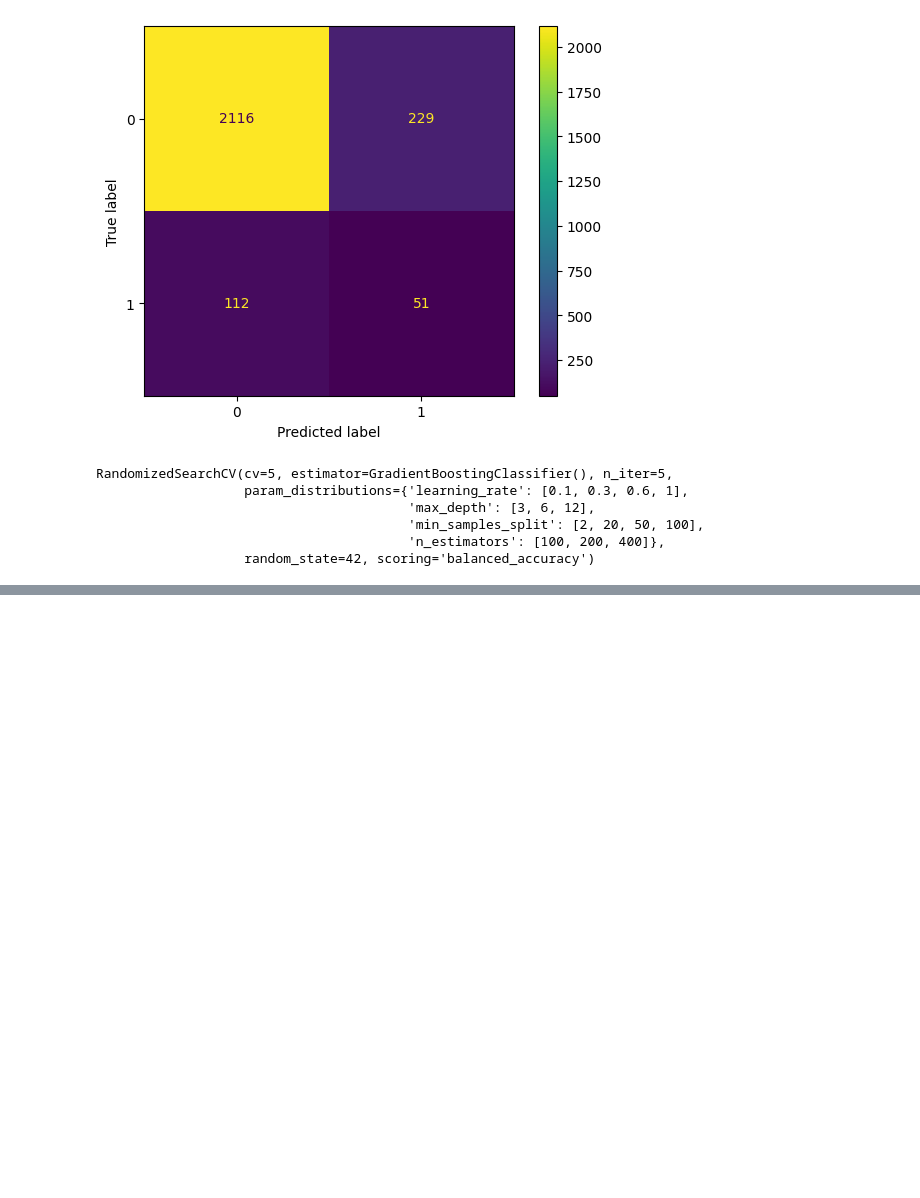
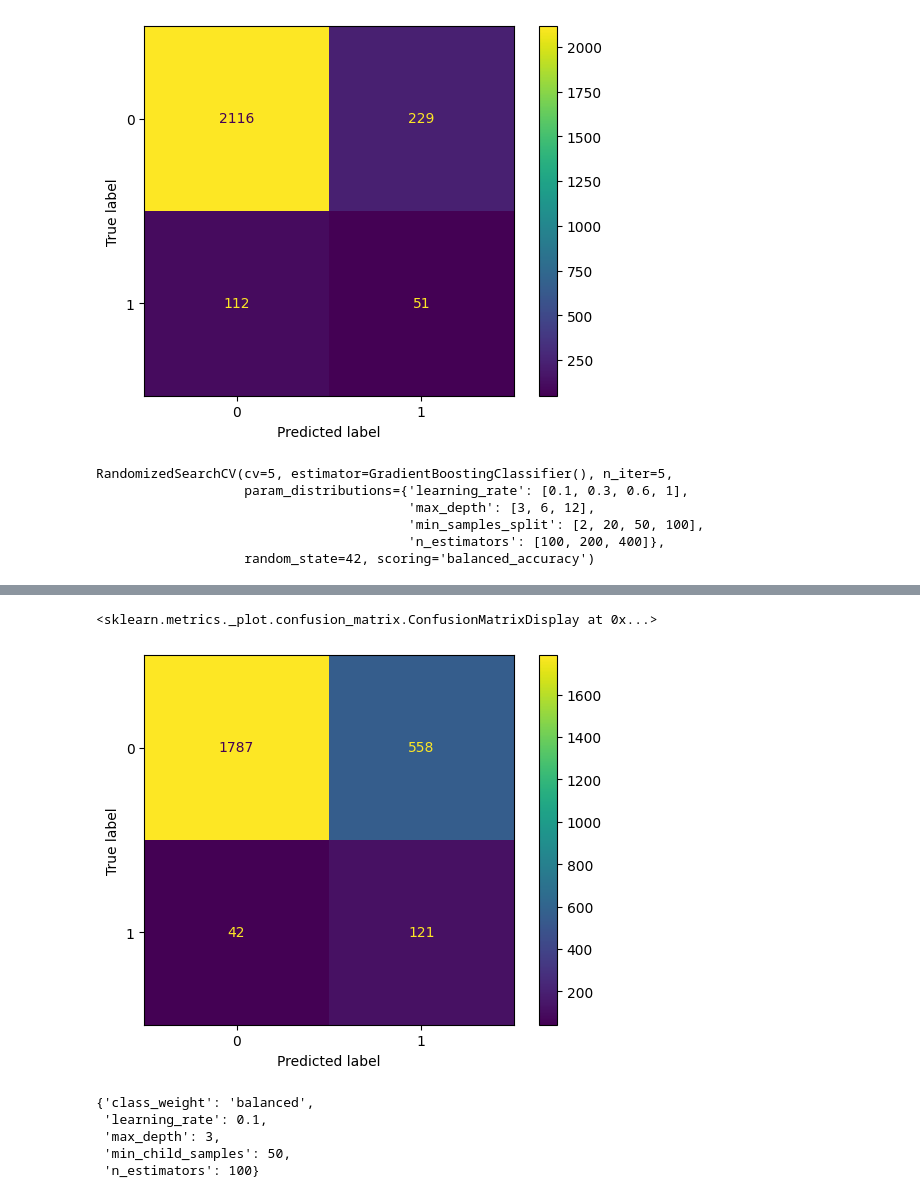
Before and after one commit to DarioRuizGon/ONLINE_DS_THEBRIDGE_DARIO, a Jupyter notebook: Sprint_12/Unidad_1/18_Practica_Obligatoria_Otros_Modelos_Supervisados.ipynb, the cells around one changed output, grey strips where cells are left out. Drawn from its saved outputs; the diff is of its cells as text; code cells hidden in the pictures; blank space fills up the shorter version.

```diff
--- a/Sprint_12/Unidad_1/18_Practica_Obligatoria_Otros_Modelos_Supervisados.ipynb
+++ b/Sprint_12/Unidad_1/18_Practica_Obligatoria_Otros_Modelos_Supervisados.ipynb
@@ -882,0 +970,20 @@ c_matrix.from_predictions(y_test, pred_test)
+# %%
+param_grid = {
+    "max_depth": [3,6,12],
+    "learning_rate": [0.1, 0.3, 0.6, 1],
+    "min_child_samples": [2, 20, 50, 100],
+    "n_estimators": [100, 200, 400],
+    "class_weight": ["balanced", None]
+}
+
+lgbmc = LGBMClassifier()
+
+clf_2 = GridSearchCV(
+    lgbmc,
+    param_grid=param_grid,
+    scoring= "balanced_accuracy",
+    cv = 5,
+    n_jobs= -1,
+    verbose= False
+)
+clf_2.fit(X_train_bajomuestreo, y_train_bajomuestreo)
@@ -882,0 +998,7 @@ c_matrix.from_predictions(y_test, pred_test)
+# %%
+lgmbc = clf_2.best_estimator_
+
+pred_train = lgmbc.predict(X_train)
+pred_test = lgmbc.predict(X_test)
+print(classification_report(y_train, pred_train))
+print(classification_report(y_test, pred_test))
@@ -882,0 +1023,14 @@ c_matrix.from_predictions(y_test, pred_test)
+# %%
+c_matrix = ConfusionMatrixDisplay(confusion_matrix= "cm")
+c_matrix.from_predictions(y_test, pred_test)
+# %% [output]
+<sklearn.metrics._plot.confusion_matrix.ConfusionMatrixDisplay at 0x...>
+[figure, added]
+# %%
+clf_2.best_params_
+# %% [output]
+{'class_weight': 'balanced',
+ 'learning_rate': 0.1,
+ 'max_depth': 3,
+ 'min_child_samples': 50,
+ 'n_estimators': 100}
```
Also changed, not shown: parts of 17 cells of this notebook.
